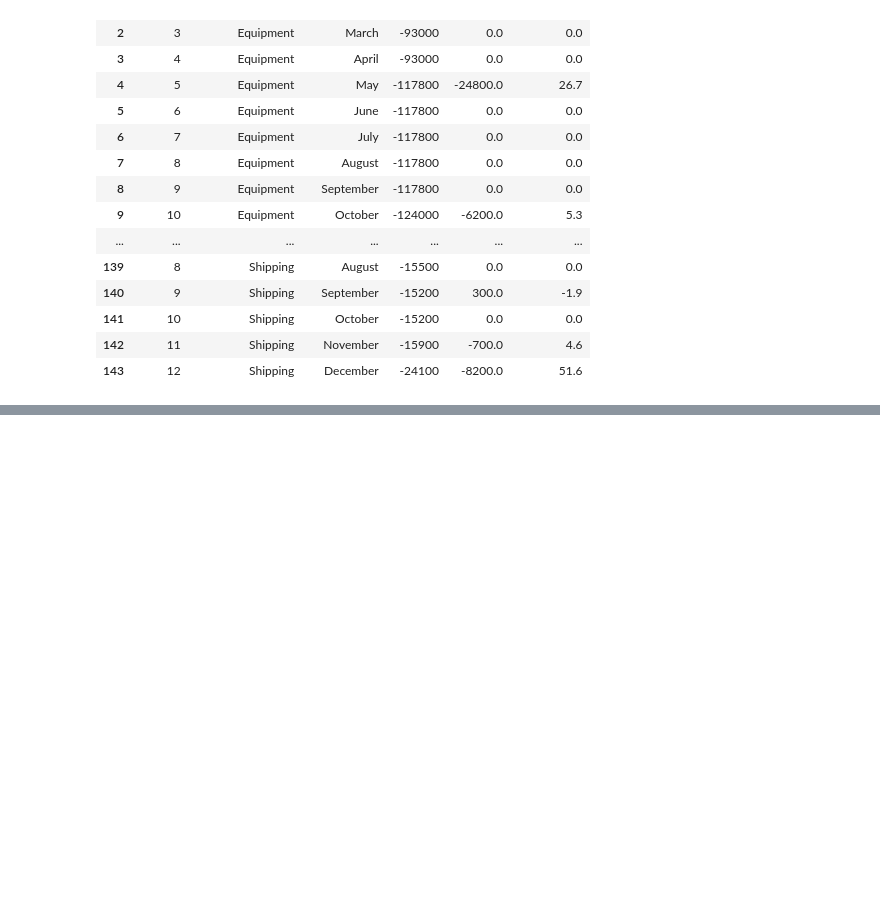
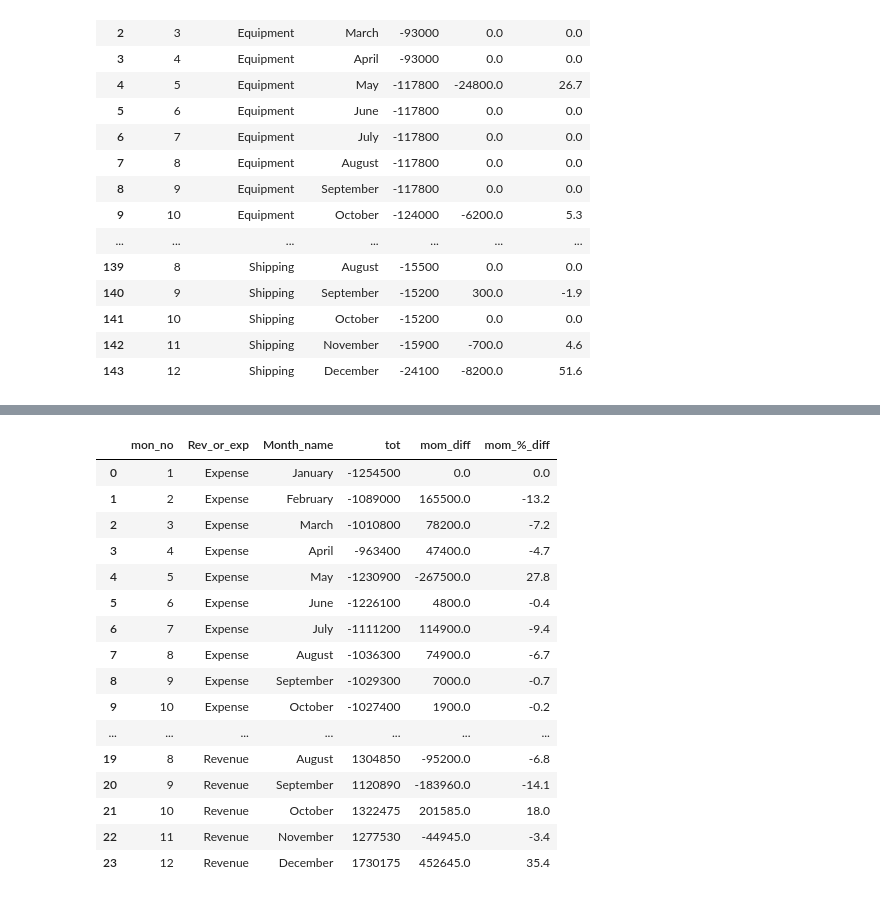
Before and after one commit to djibril968/Python_projects, a Jupyter notebook: Onyx_Financial_Analysis.ipynb, the cells around one changed output, grey strips where cells are left out. Saved outputs shown, nothing was run; the diff lists cells and outputs as text; code cells hidden in the pictures; blank space fills up the shorter version.

```diff
--- a/Onyx_Financial_Analysis.ipynb
+++ b/Onyx_Financial_Analysis.ipynb
@@ -587,0 +645,33 @@ exp_by_exp_sub_grp.groupby('Expense_subgroup').apply(mom_cal_and_pct).reset_inde
+# %%
+#overall mom  diff in revenue generated and expenses incurred
+
+rev_exp = Fin_data.groupby(['mon_no', 'Rev_or_exp', 'Month_name'])['Amount'].sum().reset_index(name= 'tot').sort_values(['Rev_or_exp', 'mon_no'], ascending = [True, True])
+
+#now we define our mom and pct diff function
+
+def mom_pct_diff(df):
+    df['mom_diff'] = df['tot'] - df['tot'].shift(1)
+    df['mom_%_diff'] = df['tot'].pct_change().round(3)*100
+    df.iloc[0, df.columns.get_loc('mom_diff')] = 0.0
+    df.iloc[0, df.columns.get_loc('mom_%_diff')] = 0.0
+    return df
+
+rev_exp.groupby('Rev_or_exp').apply(mom_pct_diff).reset_index(drop= True)
+# %% [output]
+|  | mon_no | Rev_or_exp | Month_name | tot | mom_diff | mom_%_diff |
+| 0 | 1 | Expense | January | -1254500 | 0.0 | 0.0 |
+| 1 | 2 | Expense | February | -1089000 | 165500.0 | -13.2 |
+| 2 | 3 | Expense | March | -1010800 | 78200.0 | -7.2 |
+| 3 | 4 | Expense | April | -963400 | 47400.0 | -4.7 |
+| 4 | 5 | Expense | May | -1230900 | -267500.0 | 27.8 |
+| 5 | 6 | Expense | June | -1226100 | 4800.0 | -0.4 |
+| 6 | 7 | Expense | July | -1111200 | 114900.0 | -9.4 |
+| 7 | 8 | Expense | August | -1036300 | 74900.0 | -6.7 |
+| 8 | 9 | Expense | September | -1029300 | 7000.0 | -0.7 |
+| 9 | 10 | Expense | October | -1027400 | 1900.0 | -0.2 |
+| ... | ... | ... | ... | ... | ... | ... |
+| 19 | 8 | Revenue | August | 1304850 | -95200.0 | -6.8 |
+| 20 | 9 | Revenue | September | 1120890 | -183960.0 | -14.1 |
+| 21 | 10 | Revenue | October | 1322475 | 201585.0 | 18.0 |
+| 22 | 11 | Revenue | November | 1277530 | -44945.0 | -3.4 |
+| 23 | 12 | Revenue | December | 1730175 | 452645.0 | 35.4 |
```
Also changed, not shown: parts of 2 cells of this notebook.
